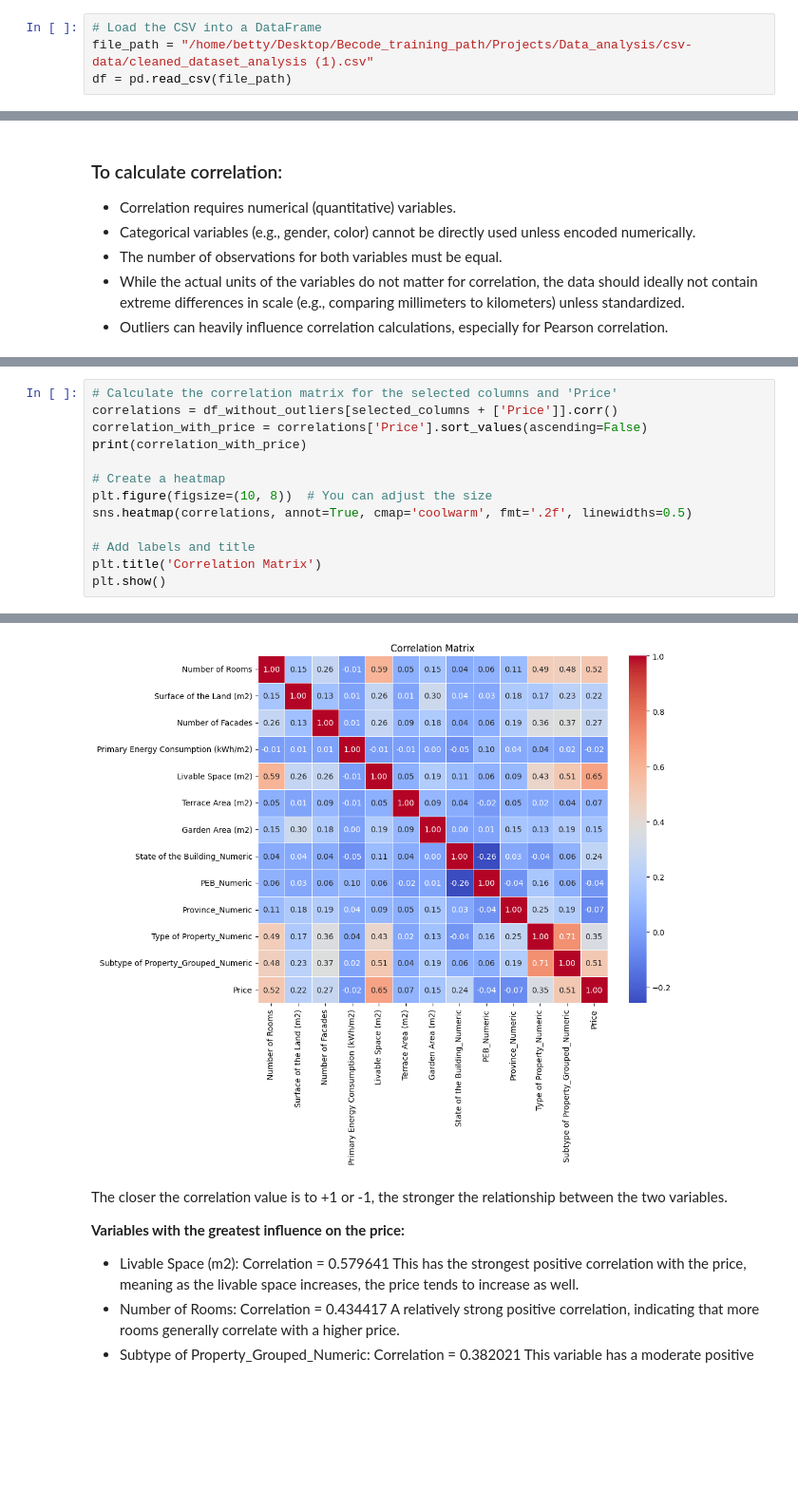
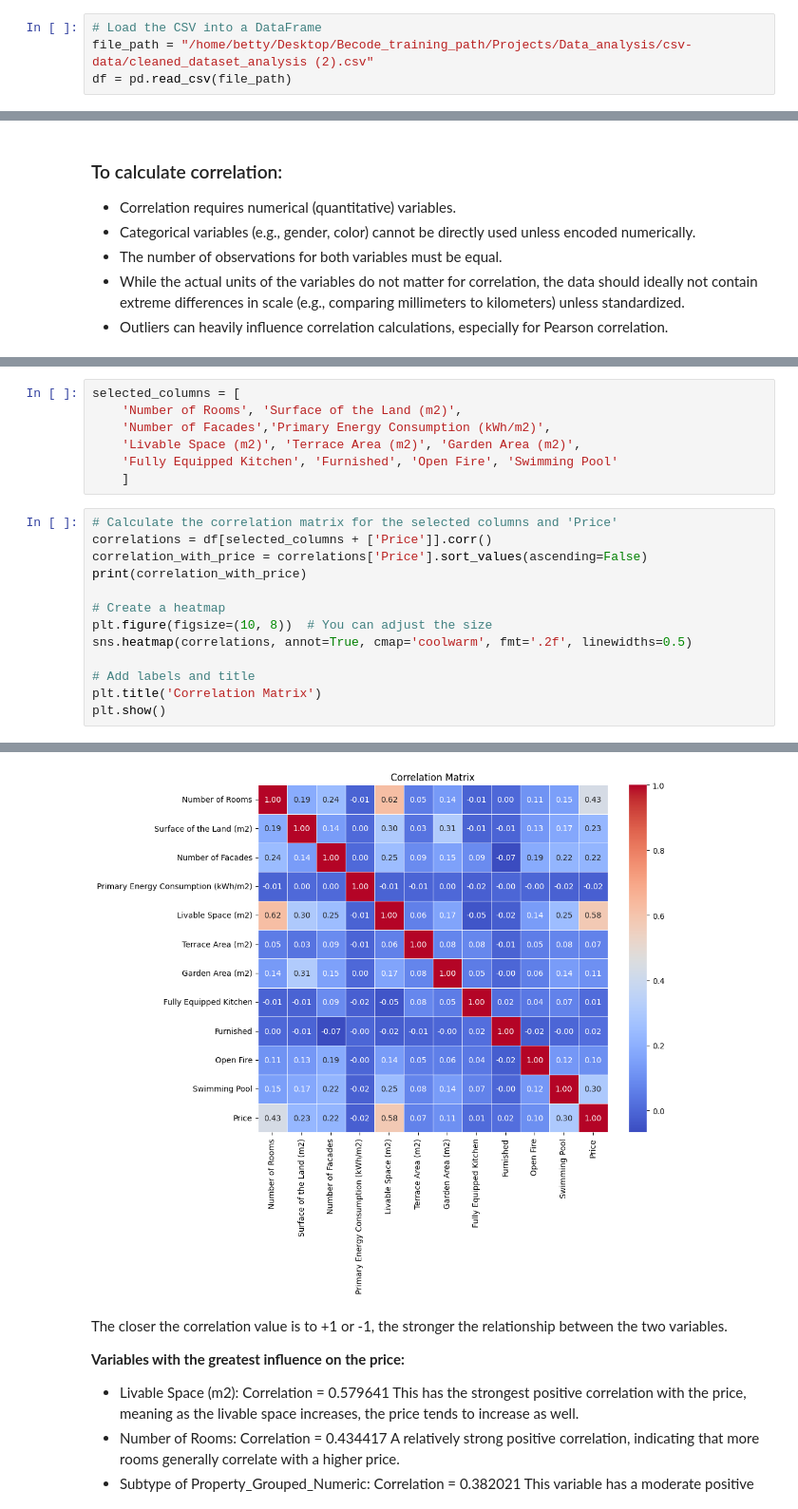
Before and after one commit to BeatrizJover/Data_analysis, a Jupyter notebook: data-analysis/correlation_analysis.ipynb, the cells around one changed output, grey strips where cells are left out. Shown at 95% size. Cells and saved outputs as stored; diff of their text form; blank space fills up the shorter version.

Commit message:
update the correlation

```diff
--- a/data-analysis/correlation_analysis.ipynb
+++ b/data-analysis/correlation_analysis.ipynb
@@ -4,7 +4,7 @@ import seaborn as sns
 import matplotlib.pyplot as plt
 # %%
 # Load the CSV into a DataFrame
-file_path = "/home/betty/Desktop/Becode_training_path/Projects/Data_analysis/csv-data/cleaned_dataset_analysis (1).csv"
+file_path = "/home/betty/Desktop/Becode_training_path/Projects/Data_analysis/csv-data/cleaned_dataset_analysis (2).csv"
 df = pd.read_csv(file_path)
 # %%
 #Dataframe description:
@@ -88,6 +56,13 @@ Outliers:
+# %%
+selected_columns = [
+    'Number of Rooms', 'Surface of the Land (m2)',
+    'Number of Facades','Primary Energy Consumption (kWh/m2)',
+    'Livable Space (m2)', 'Terrace Area (m2)', 'Garden Area (m2)',
+    'Fully Equipped Kitchen', 'Furnished', 'Open Fire', 'Swimming Pool'
+    ]
 # %%
 # Calculate the correlation matrix for the selected columns and 'Price'
-correlations = df_without_outliers[selected_columns + ['Price']].corr()
+correlations = df[selected_columns + ['Price']].corr()
 correlation_with_price = correlations['Price'].sort_values(ascending=False)
 print(correlation_with_price)
 
@@ -115,5 +89,5 @@ Province_Numeric                      -0.071500
 Name: Price, dtype: float64
-[figure, old version]
+[figure, new version]
 # %% [markdown]
 The closer the correlation value is to +1 or -1, the stronger the relationship between the two variables.
 
```
Also changed, not shown: parts of 6 cells of this notebook.
